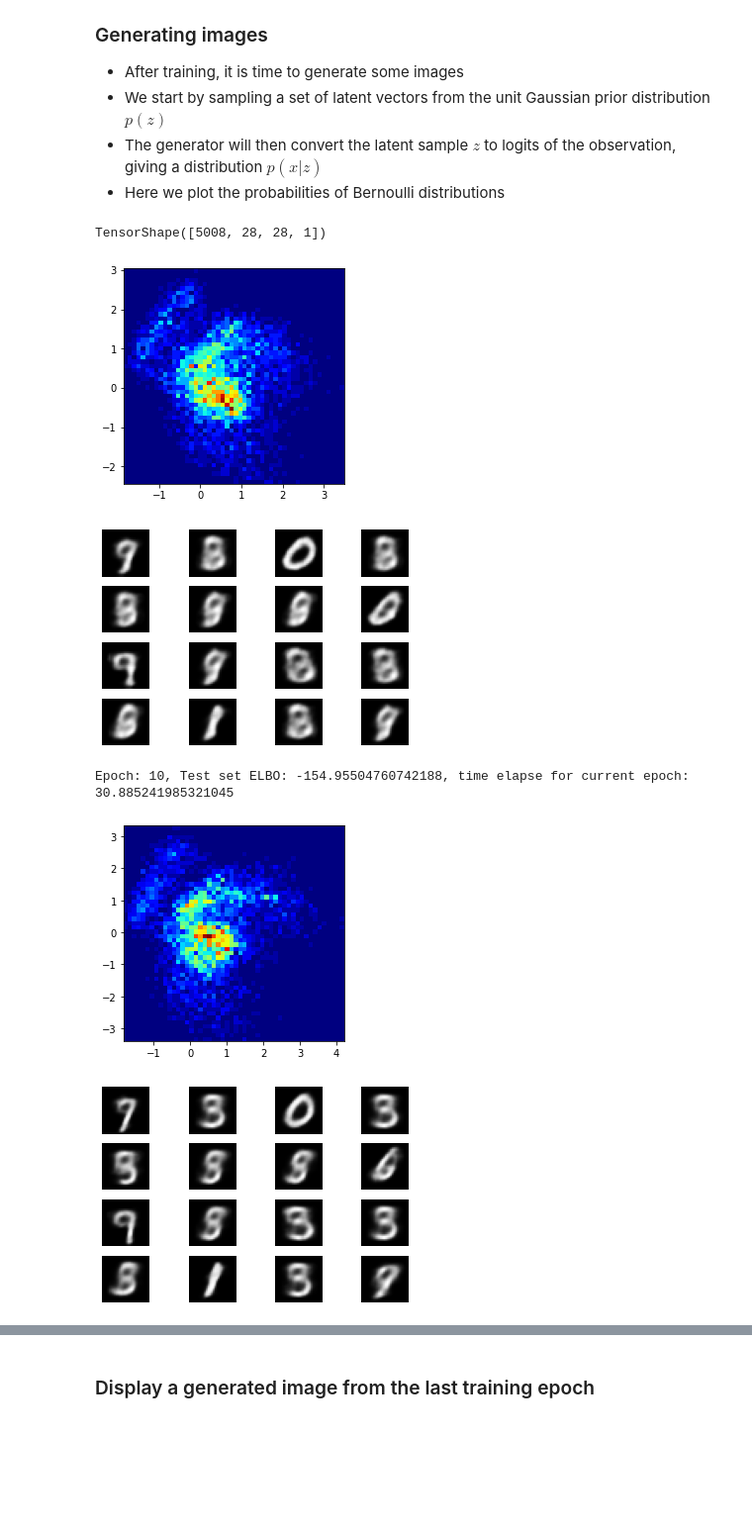
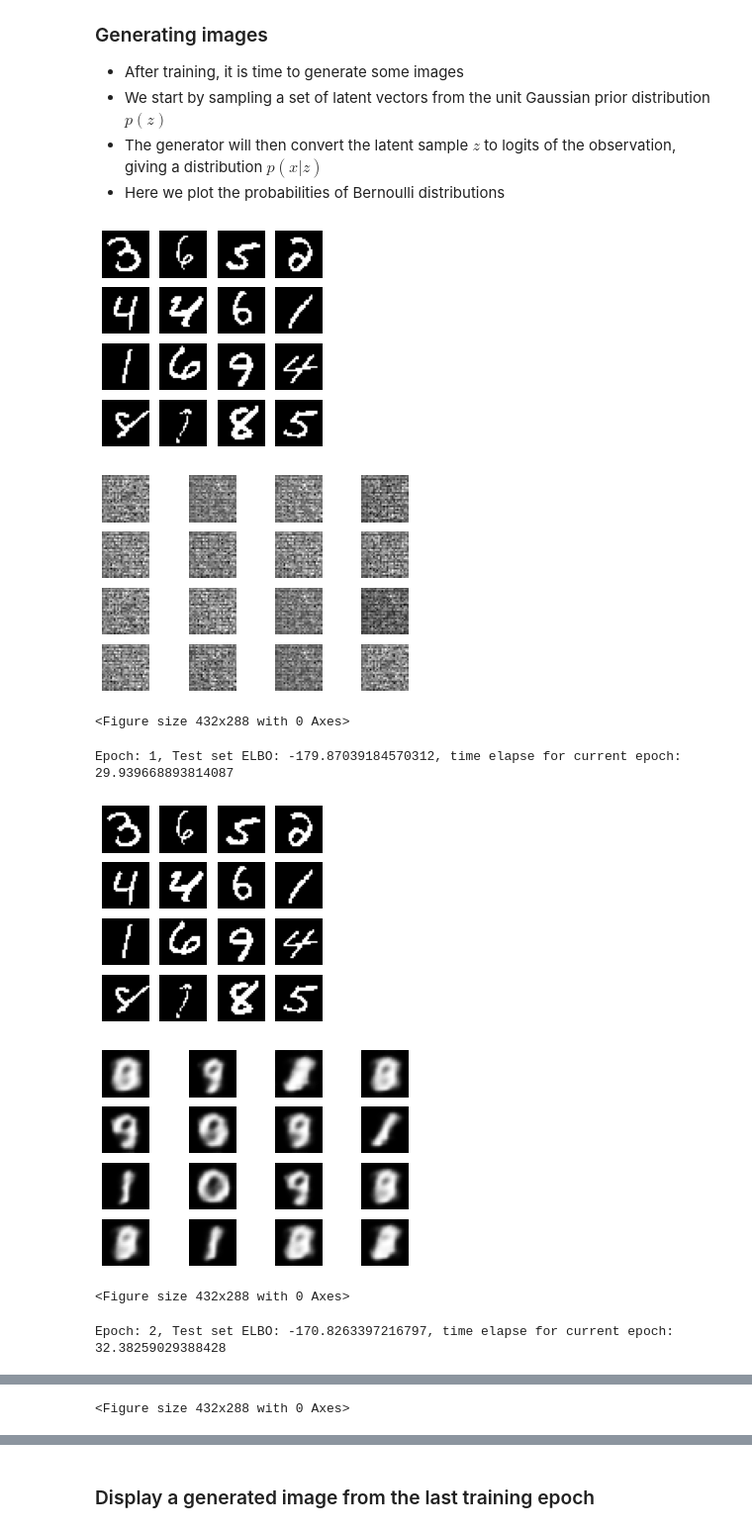
Before and after one commit to mbaddar1/wias_uq_rl, a Jupyter notebook: vae/nb/cvae.ipynb, the cells around one changed output, grey strips where cells are left out. Shown at 99% size. Saved outputs shown, nothing was run; the diff lists cells and outputs as text; code cells hidden in the pictures; blank space fills up the shorter version.

Commit message:
1) added setseed for reproducing results 2) added plot of ground truth dataset to visualize progress over epochs

```diff
--- a/vae/nb/cvae.ipynb
+++ b/vae/nb/cvae.ipynb
@@ -245,14 +256,17 @@ def generate_and_save_images(model, epoch, test_sample):
     z = model.reparameterize(mean, logvar)
     predictions = model.sample(z)
     fig = plt.figure(figsize=(4, 4))
-    z1 = z[:,0].numpy()
-    z2 = z[:,1].numpy()
-    plt.hist2d(z1, z2, bins=(50, 50), cmap=plt.cm.jet)
+
+    for i in range(predictions.shape[0]):
+        plt.subplot(4, 4, i + 1)
+        plt.imshow(test_sample[i, :, :, 0], cmap='gray')
+        plt.axis('off')
     plt.show()
-    for i in range(16):
+    for i in range(predictions.shape[0]):
         plt.subplot(4, 4, i + 1)
         plt.imshow(predictions[i, :, :, 0], cmap='gray')
         plt.axis('off')
+    plt.show()
 
     # tight_layout minimizes the overlap between 2 sub-plots
     plt.savefig('image_at_epoch_{:04d}.png'.format(epoch))
@@ -260,39 +274,31 @@ def generate_and_save_images(model, epoch, test_sample):
 # %%
 # Pick a sample of the test set for generating output images
 assert batch_size >= num_examples_to_generate
-test_sample = None
-for test_batch in test_dataset.take(1000):
-    if test_sample is None:
-        test_sample = test_batch[0:num_examples_to_generate, :, :, :]
-    else:
-        tmp_tensor = test_batch[0:num_examples_to_generate, :, :, :]
-        test_sample = tf.concat([tmp_tensor,test_sample],0)
-test_sample.shape
+for test_batch in test_dataset.take(1):
+  test_sample = test_batch[0:num_examples_to_generate, :, :, :]
-# %% [output]
-TensorShape([5008, 28, 28, 1])
-# %%
-generate_and_save_images(model, 0, test_sample)
-# %% [output]
-[figure, removed]
-[figure, removed]
 # %%
-
+generate_and_save_images(model, 0, test_sample)
 
 for epoch in range(1, epochs + 1):
   start_time = time.time()
   for train_x in train_dataset:
     train_step(model, train_x, optimizer)
   end_time = time.time()
 
   loss = tf.keras.metrics.Mean()
   for test_x in test_dataset:
     loss(compute_loss(model, test_x))
   elbo = -loss.result()
-  display.clear_output(wait=False)
+  # display.clear_output(wait=False)
   print('Epoch: {}, Test set ELBO: {}, time elapse for current epoch: {}'
         .format(epoch, elbo, end_time - start_time))
   generate_and_save_images(model, epoch, test_sample)
 # %% [output]
-Epoch: 10, Test set ELBO: -154.95504760742188, time elapse for current epoch: 30.885241985321045
-[figure, old version]
+[figure, new version]
-[figure, old version]
+[figure, new version]
+<Figure size 432x288 with 0 Axes>
+Epoch: 1, Test set ELBO: -179.87039184570312, time elapse for current epoch: 29.939668893814087
+[figure, added]
+[figure, added]
+<Figure size 432x288 with 0 Axes>
+Epoch: 2, Test set ELBO: -170.8263397216797, time elapse for current epoch: 32.38259029388428
@@ -298,0 +307 @@ Epoch: 10, Test set ELBO: -154.95504760742188, time elapse for current epoch: 30
+<Figure size 432x288 with 0 Axes>
```
Also changed, not shown: parts of 3 cells of this notebook.
